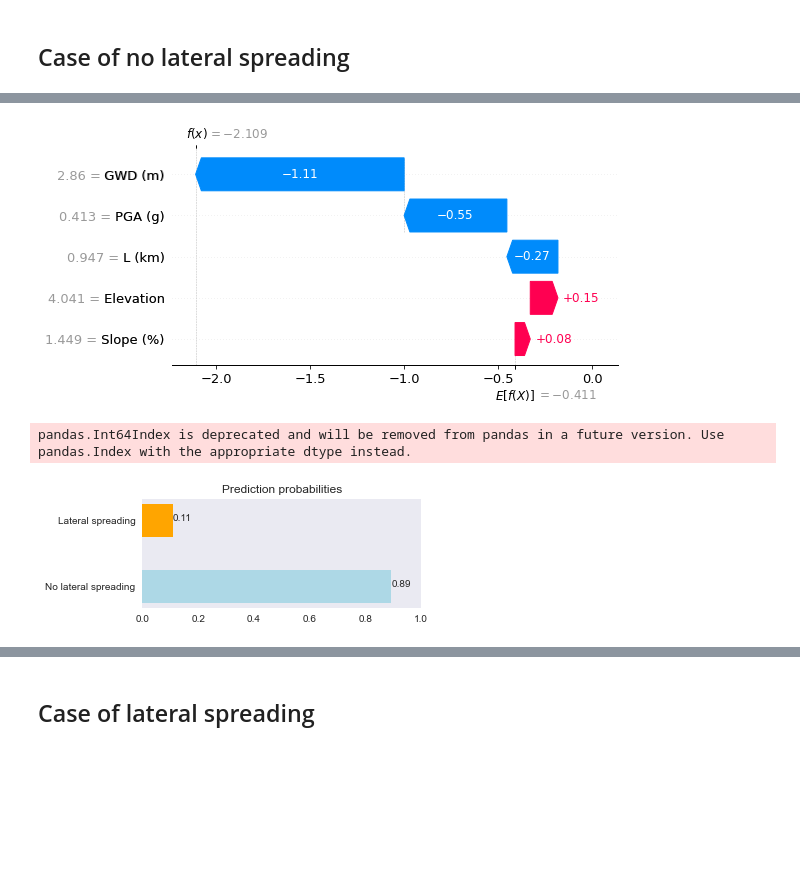
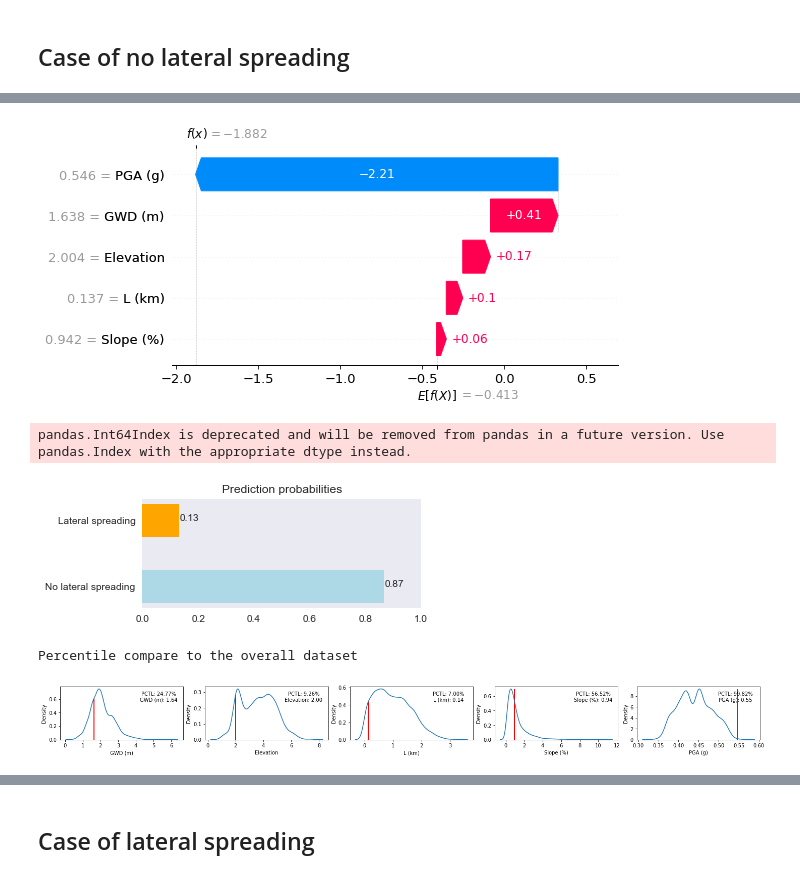
Before and after one commit to geoelements/xai-lateral-spreading, a Jupyter notebook: shap-explainer.ipynb, the cells around one changed output, grey strips where cells are left out. Cells and saved outputs as stored; diff of their text form; code cells hidden in the pictures; blank space fills up the shorter version.

```diff
--- a/shap-explainer.ipynb
+++ b/shap-explainer.ipynb
@@ -115,3 +12,19 @@ def plot_confusion_matrix(y_true, y_pred, classes,
+# %%
+data = pickle.load(open('xgb_models/data3.pkl', 'rb'))
+model = pickle.load(open('xgb_models/opt_XGB_YN3.pkl', 'rb'))
+
+X_train_target = data['X_train_target'].sort_index()
+X = data['X']
+
+X_train = data['X_train'].sort_index()
+X_test = data['X_test'].sort_index()
+X_val = data['X_val'].sort_index()
+X_all = data['X_all'].sort_index()
+
+y_train = data['y_train'].sort_index()
+y_test = data['y_test'].sort_index()
+y_val = data['y_val'].sort_index()
+y = data['y']
 # %% [markdown]
 ## Accuracy
 # %%
@@ -190,3 +104,9 @@ Normalized confusion matrix
+# %%
+def plot_summary(idx):
+    shap.plots.waterfall(shap_values[idx])
+    plots.prob_barh(model.predict_proba(X_train)[idx])
+    print('Percentile compare to the overall dataset')
+    plots.percentile_score(shap_values[idx],X_all)
 # %% [markdown]
 # Local explanations
 # %%
@@ -200,9 +186,10 @@ ntree_limit is deprecated, use `iteration_range` or model slicing instead.
 # %%
 # visualize no lateral spreading prediction explanation
-idx = 0
-shap.plots.waterfall(shap_values[idx])
-plot_barh(model.predict_proba(X_train)[idx])
+idx = 3
+plot_summary(idx)
 # %% [output]
-[figure, old version]
+[figure, new version]
 pandas.Int64Index is deprecated and will be removed from pandas in a future version. Use pandas.Index with the appropriate dtype instead.
-[figure, old version]
+[figure, new version]
+Percentile compare to the overall dataset
+[figure, added]
```
Also changed, not shown: parts of 20 cells of this notebook, 14 other files.
